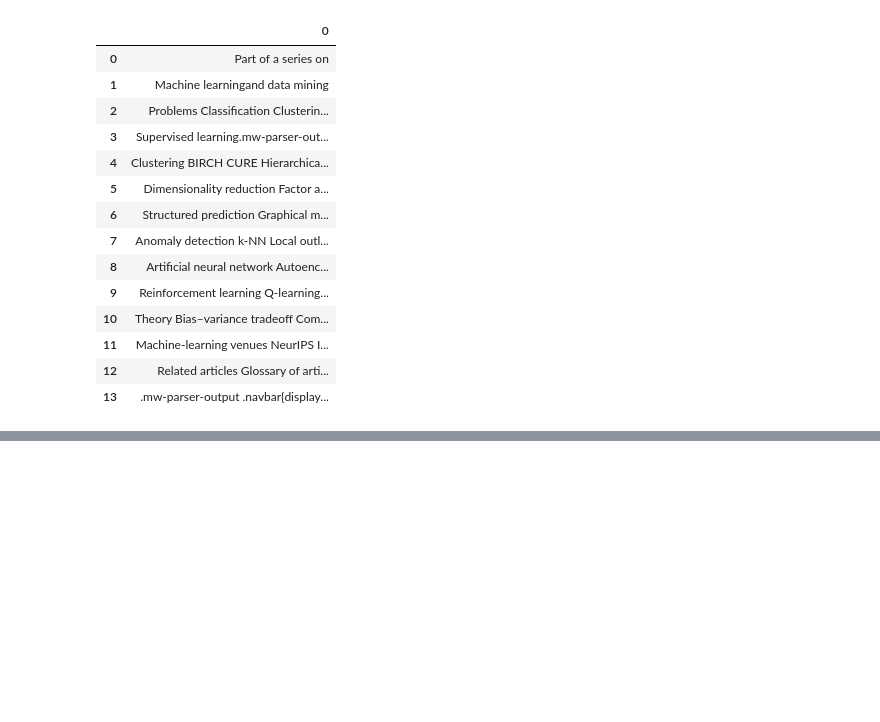
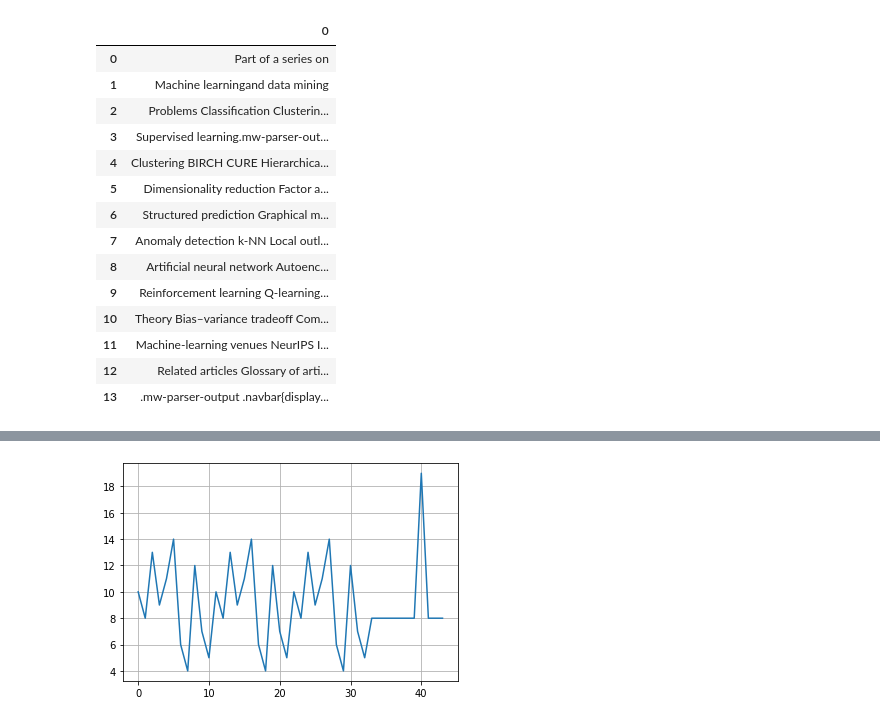
Before and after one commit to Karthikeya-S/day1, a Jupyter notebook: day1_.ipynb, the cells around one changed output, grey strips where cells are left out. Cells and saved outputs as stored; diff of their text form; code cells hidden in the pictures; blank space fills up the shorter version.

```diff
--- a/day1_.ipynb
+++ b/day1_.ipynb
@@ -58,0 +99,6 @@ dataset1
+# %%
+plt.grid()
+plt.plot(data['x'])
+plt.show()
+# %% [output]
+[figure, added]
```
Also changed, not shown: parts of 5 cells of this notebook.
